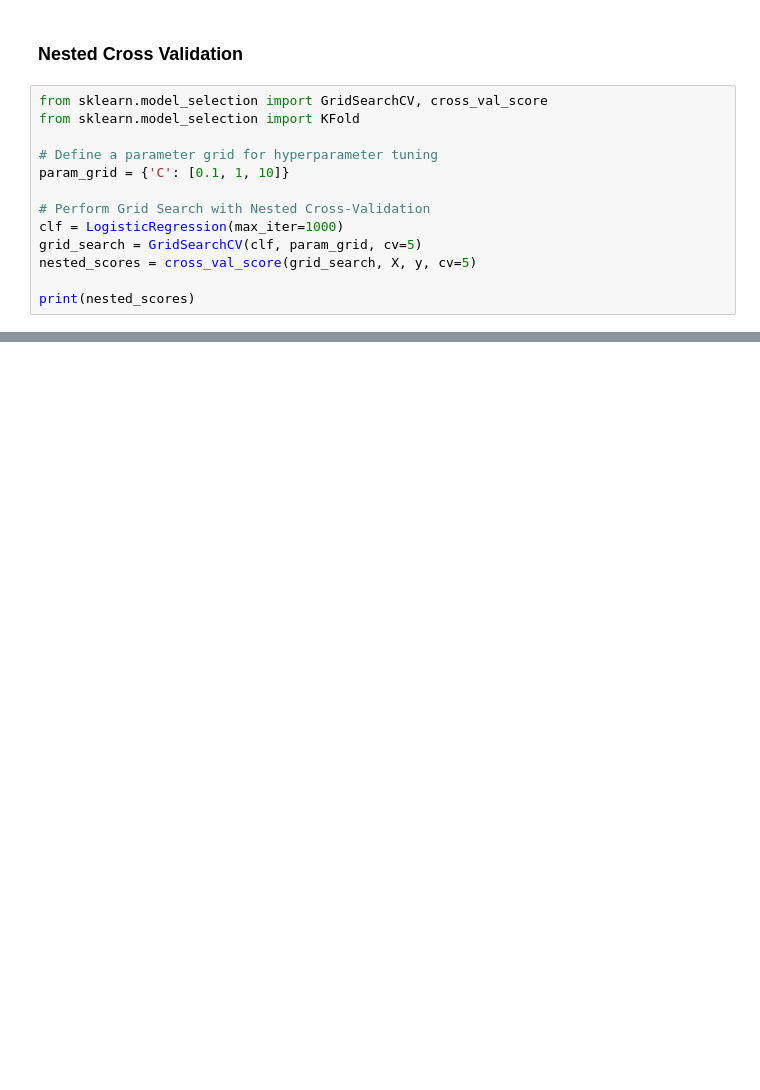
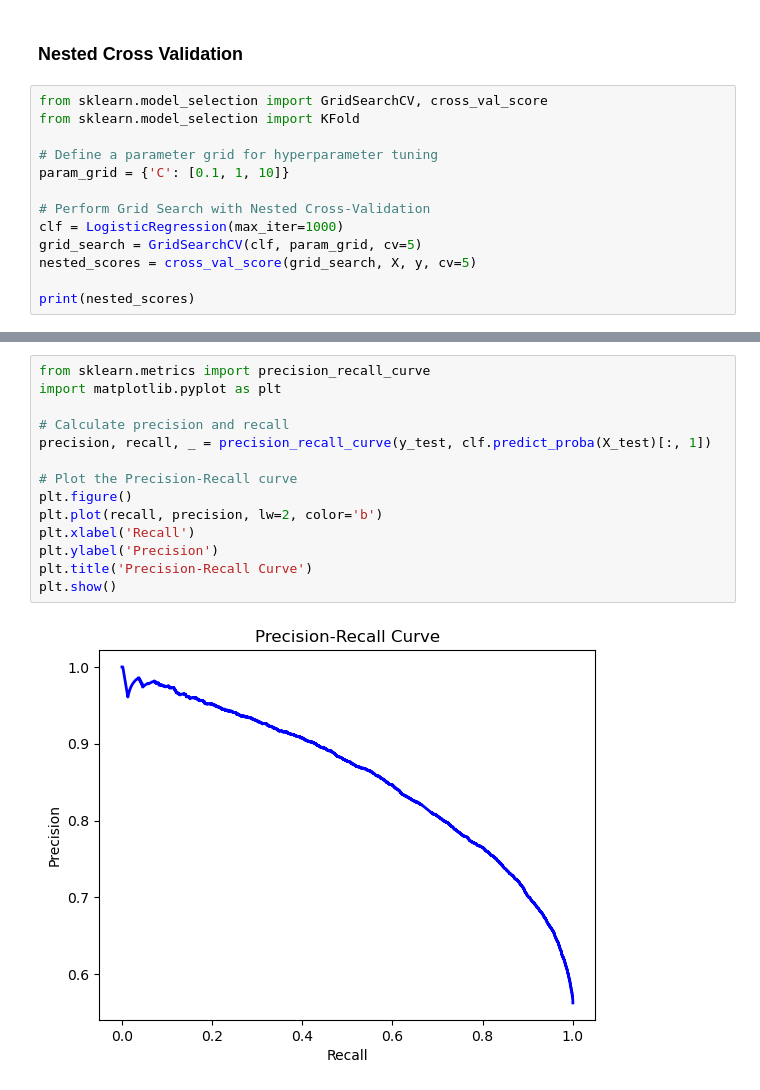
Before and after one commit to jeffreymattson/MLAI2024-Twitter-Sentiment, a Jupyter notebook: twitter_sentiment.ipynb, the cells around one changed output, grey strips where cells are left out. Saved outputs shown, nothing was run; the diff lists cells and outputs as text; blank space fills up the shorter version.

```diff
--- a/twitter_sentiment.ipynb
+++ b/twitter_sentiment.ipynb
@@ -275,0 +310,16 @@ disp.plot()
+# %%
+from sklearn.metrics import precision_recall_curve
+import matplotlib.pyplot as plt
+
+# Calculate precision and recall
+precision, recall, _ = precision_recall_curve(y_test, clf.predict_proba(X_test)[:, 1])
+
+# Plot the Precision-Recall curve
+plt.figure()
+plt.plot(recall, precision, lw=2, color='b')
+plt.xlabel('Recall')
+plt.ylabel('Precision')
+plt.title('Precision-Recall Curve')
+plt.show()
+# %% [output]
+[figure, added]
```
Also changed, not shown: parts of 12 cells of this notebook.
